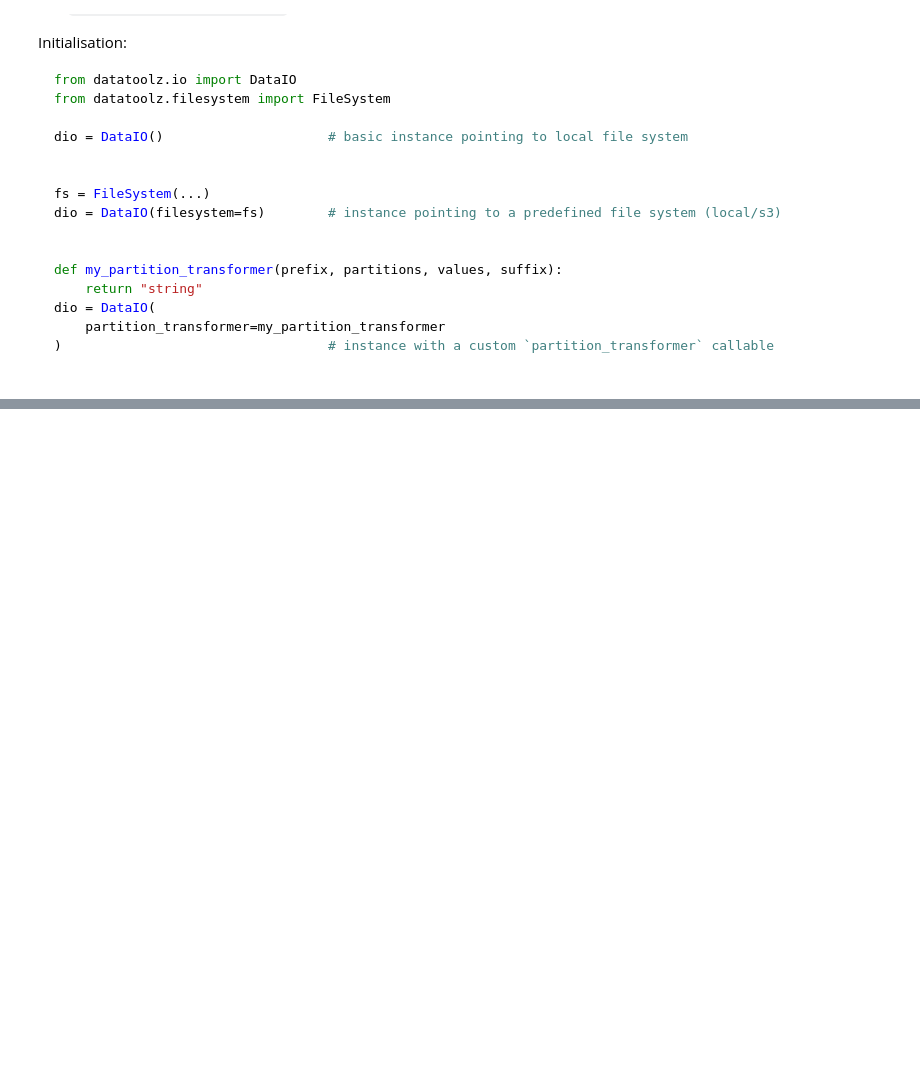
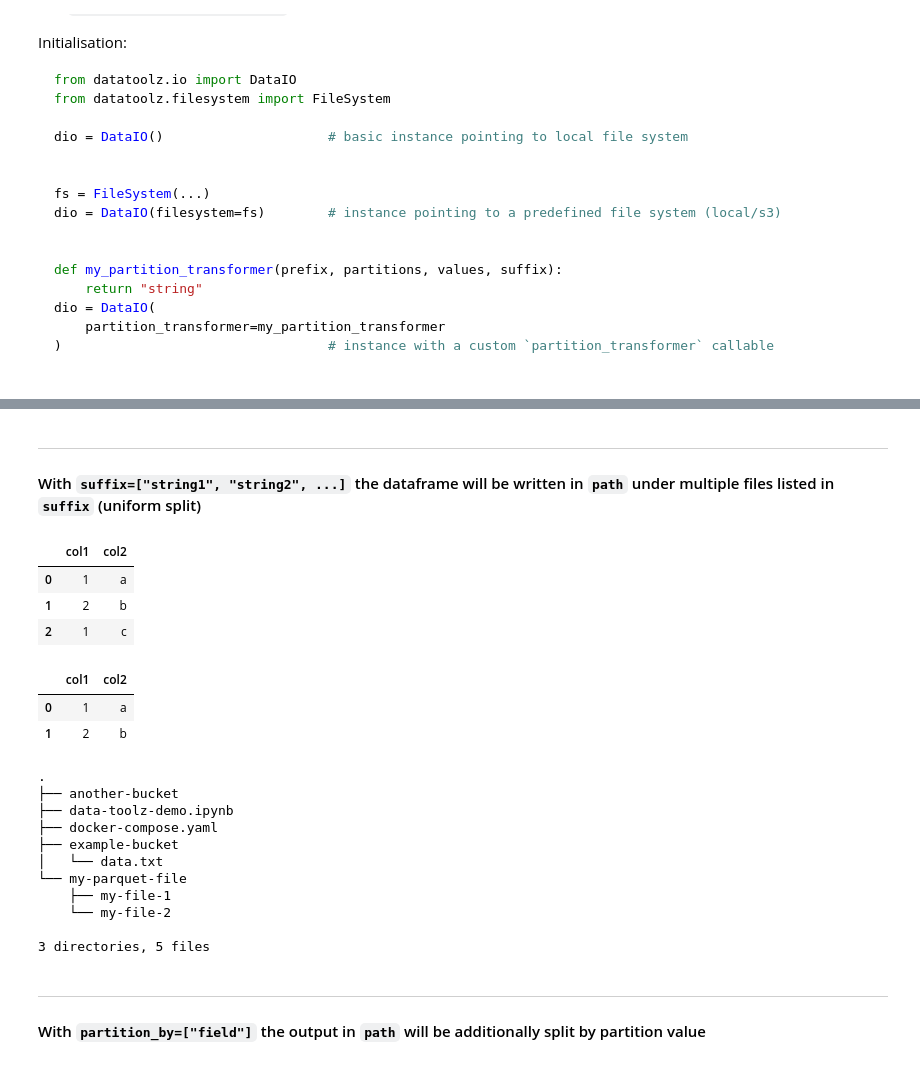
Before and after one commit to grzegorzme/data-toolz-demo, a Jupyter notebook: data-toolz-demo.ipynb, the cells around one changed output, grey strips where cells are left out. Cells and saved outputs as stored; diff of their text form; code cells hidden in the pictures; blank space fills up the shorter version.

Commit message:
more examples + formatting

```diff
--- a/data-toolz-demo.ipynb
+++ b/data-toolz-demo.ipynb
@@ -163,13 +285,3 @@ fs = FileSystem("s3", endpoint_url="s3.amazonaws.com")  # custom endpoint url pa
 # %%
-from datatoolz.filesystem import FileSystem
-
-fs_name = "local"
-
-fs = FileSystem(fs_name, endpoint_url=ENDPOINT_URL)
-
-with fs.open("example-bucket/example.txt", mode="wt") as file:
-    size = file.write(f"Hello {fs.name}!")
-
-with fs.open("example-bucket/example.txt", mode="rt") as file:
-    file.read()
+# write code here
 # %% [markdown]
@@ -183,7 +297,9 @@ with fs.open("example-bucket/example.txt", mode="rt") as file:
 # %%
 from datatoolz.filesystem import FileSystem
 
-fs_name = "local"
+fs_name = "s3"
 fs = FileSystem(fs_name, endpoint_url=ENDPOINT_URL)
 
 PATH = f"example-bucket/new-directory-{str(uuid4())[:4]}"
+
+!tree
@@ -369,10 +712,34 @@ dio.read("my-parquet-file")
+# %% [markdown]
+---
+#### With `suffix=["string1", "string2", ...]` the dataframe will be written in `path` under multiple files listed in `suffix` (uniform split)
 # %%
-# with `suffix=["string1", "string2", ...]` the dataframe will be written in `path`
-# under multiple files listed in `suffix` (uniform split)
 dio.write(df, path="my-parquet-file", suffix=["my-file-1", "my-file-2"])
 dio.read("my-parquet-file")
 
-# dio.read("my-parquet-file/my-file-1")
+# read only one file
+dio.read("my-parquet-file/my-file-1")
 
 !tree && rm -rf my-parquet-file
+# %% [output]
+|  | col1 | col2 |
+| 0 | 1 | a |
+| 1 | 2 | b |
+| 2 | 1 | c |
+|  | col1 | col2 |
+| 0 | 1 | a |
+| 1 | 2 | b |
+.
+├── another-bucket
+├── data-toolz-demo.ipynb
+├── docker-compose.yaml
+├── example-bucket
+│   └── data.txt
+└── my-parquet-file
+    ├── my-file-1
+    └── my-file-2
+
+3 directories, 5 files
+# %% [markdown]
+---
+#### With `partition_by=["field"]` the output in `path` will be additionally split by partition value
 # %%
```
Also changed, not shown: parts of 106 cells of this notebook, 1 other file.
